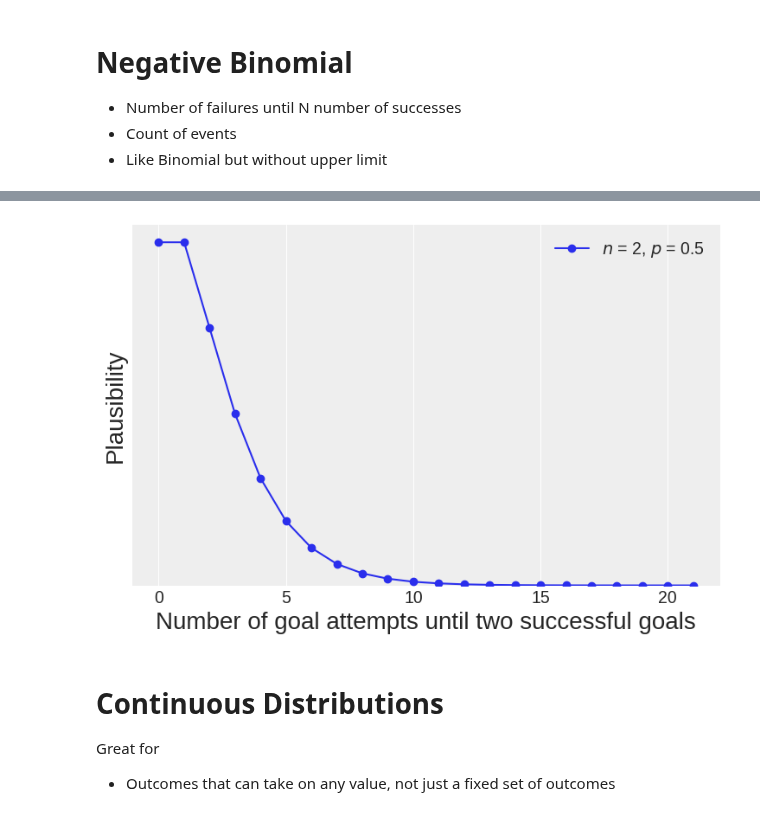
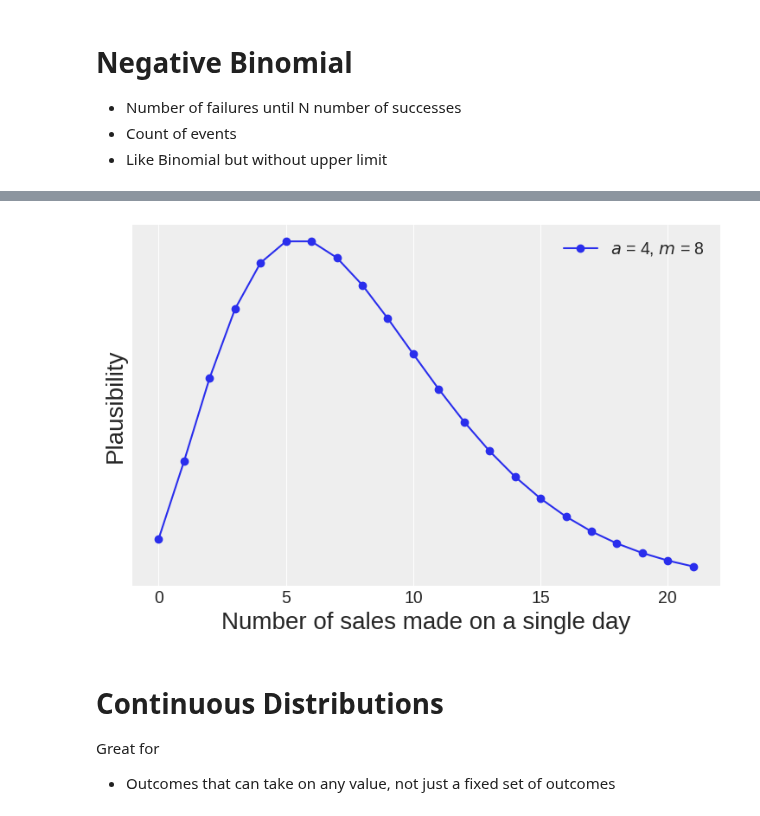
Before and after one commit to AlexAndorra/notebooks-experiments, a Jupyter notebook: Common Distributions-Distributions.ipynb, the cells around one changed output, grey strips where cells are left out. Drawn from its saved outputs; the diff is of its cells as text; code cells hidden in the pictures.

```diff
--- a/Common Distributions-Distributions.ipynb
+++ b/Common Distributions-Distributions.ipynb
@@ -136,15 +141,15 @@ plot_format();
 
 Typically used as a likelihood
-# %%
-k = np.arange(0, 22)
-n = 2
-p = .5
-
-pmf = stats.nbinom(n, p).pmf(k)
-plt.plot(k, pmf, '-o', label=r'$n$ = {}, $p$ = {}'.format(n, p))
-plot_format("Number of goal attempts until two successful goals");
-# %% [output]
-[figure, removed]
+# %%
+x = np.arange(0, 22)
+a = 4
+m = 8
+
+pmf =  NegBinom(a, m, x)
+plt.plot(k, pmf, '-o', label=r'$a$ = {}, $m$ = {}'.format(a, m))
+plot_format("Number of sales made on a single day");
+# %% [output]
+[figure, added]
 # %% [markdown]
 # Continuous Distributions
 
```
Also changed, not shown: parts of 3 cells of this notebook.
